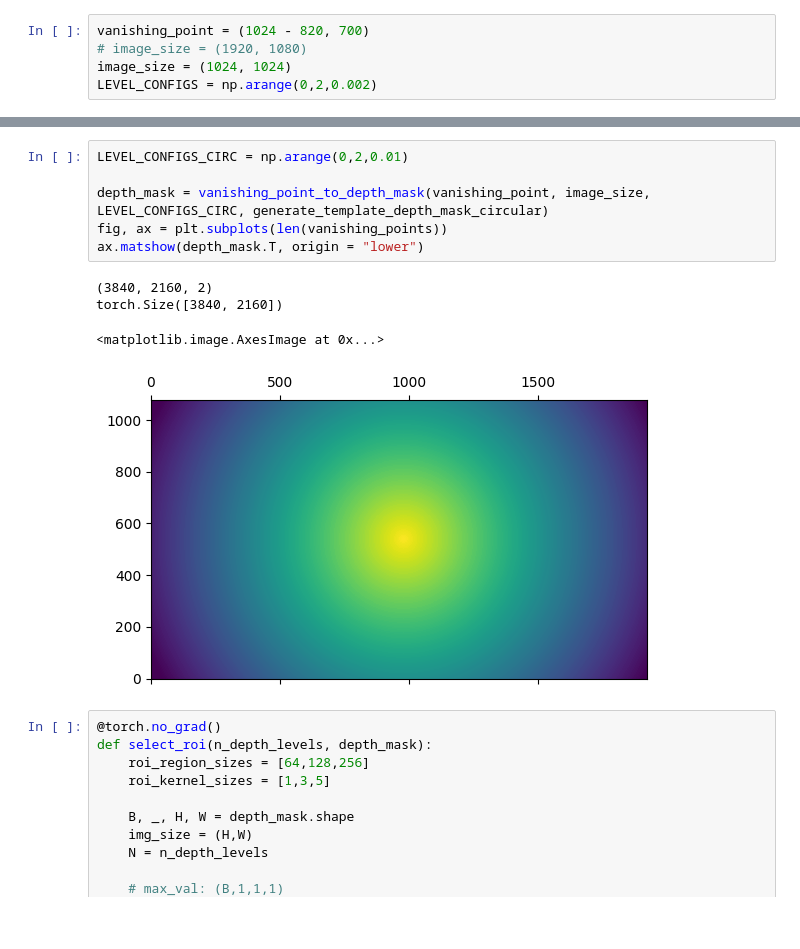
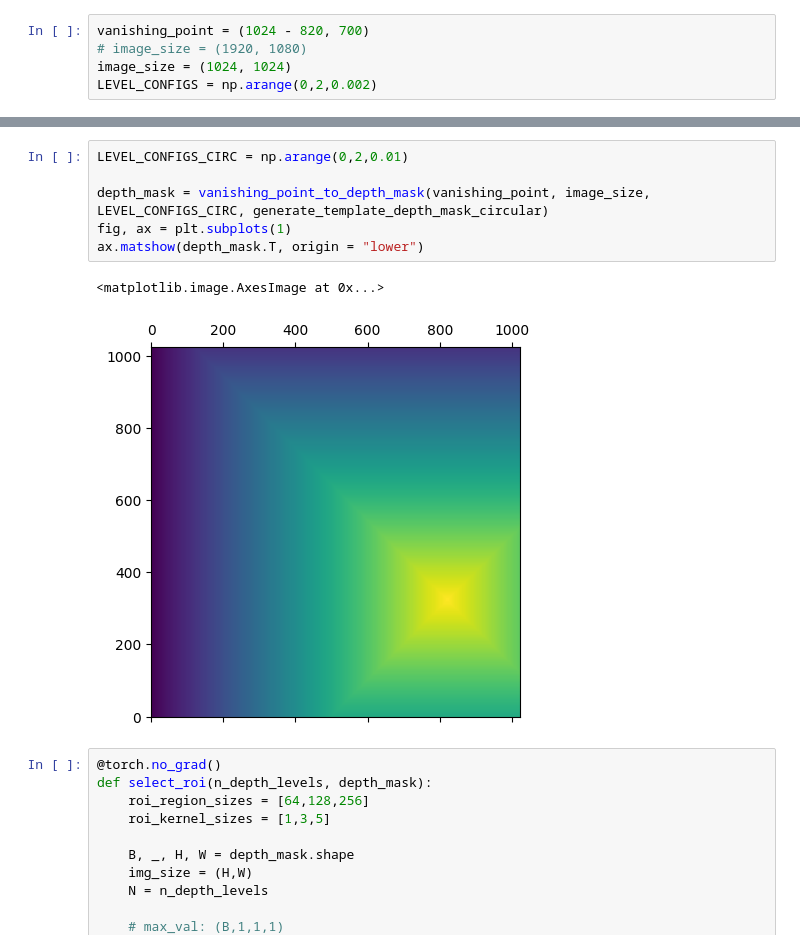
Before and after one commit to huachao0124/DS_test, a Jupyter notebook: demo_vanishing_point_to_depth_mask.ipynb, the cells around one changed output, grey strips where cells are left out. Saved outputs shown, nothing was run; the diff lists cells and outputs as text; blank space fills up the shorter version.

```diff
--- a/demo_vanishing_point_to_depth_mask.ipynb
+++ b/demo_vanishing_point_to_depth_mask.ipynb
@@ -109,14 +109,12 @@ torch.Size([3840, 2160])
 # %%
 LEVEL_CONFIGS_CIRC = np.arange(0,2,0.01)
 
 depth_mask = vanishing_point_to_depth_mask(vanishing_point, image_size, LEVEL_CONFIGS_CIRC, generate_template_depth_mask_circular)
-fig, ax = plt.subplots(len(vanishing_points))
+fig, ax = plt.subplots(1)
 ax.matshow(depth_mask.T, origin = "lower")
 # %% [output]
-(3840, 2160, 2)
-torch.Size([3840, 2160])
+<matplotlib.image.AxesImage at 0x...>
-<matplotlib.image.AxesImage at 0x...>
-[figure, old version]
+[figure, new version]
 # %%
 @torch.no_grad()
 def select_roi(n_depth_levels, depth_mask):
```
Also changed, not shown: parts of 2 cells of this notebook, 15 other files.
